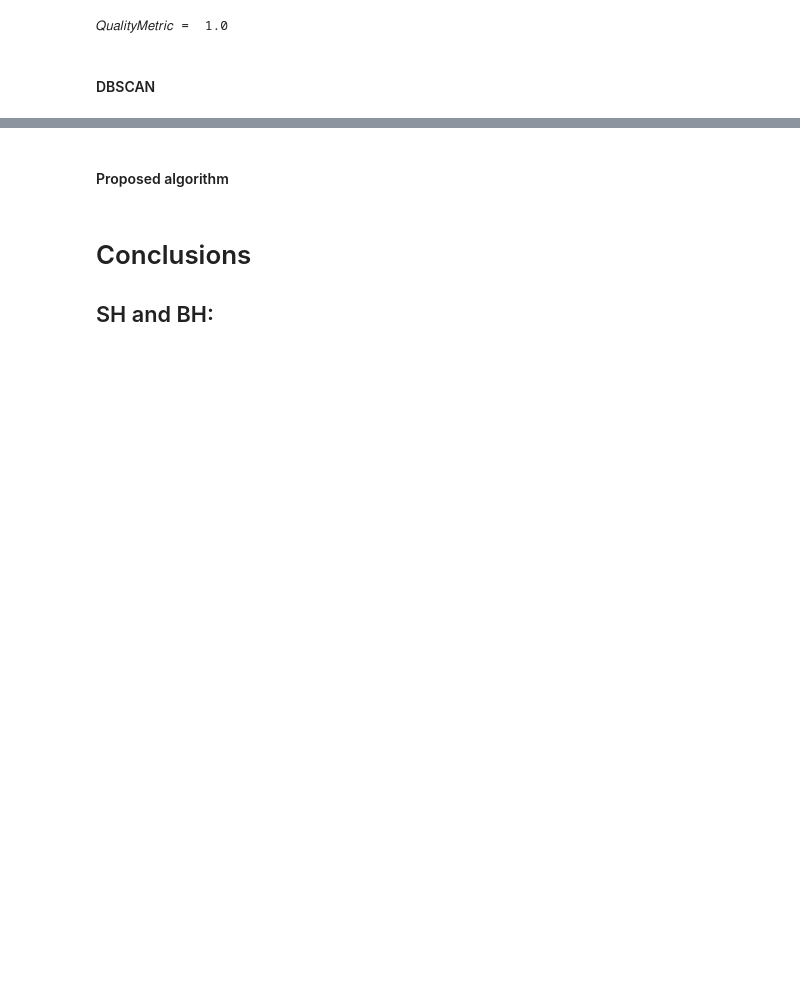
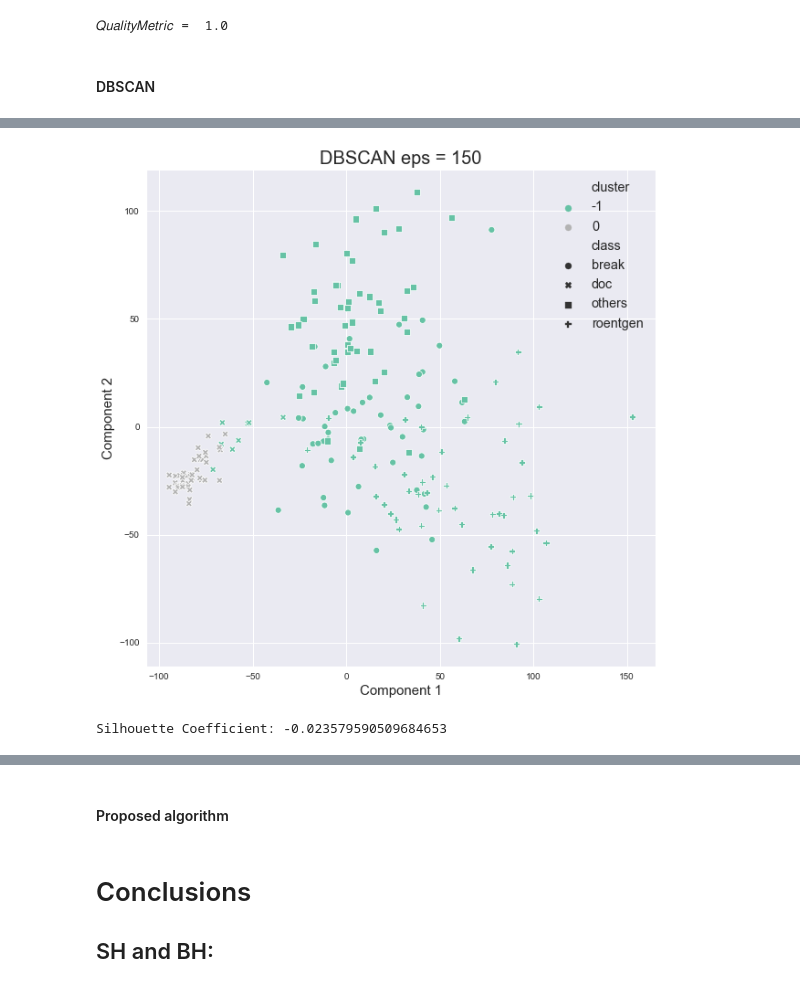
Before and after one commit to michaelwozniak/unsupervised-machine-learning-project-number-1, a Jupyter notebook: jupyter notebooks/paper_ul1_wozniak_wrzesinski.ipynb, the cells around one changed output, grey strips where cells are left out. Drawn from its saved outputs; the diff is of its cells as text; code cells hidden in the pictures; blank space fills up the shorter version.

```diff
--- a/jupyter notebooks/paper_ul1_wozniak_wrzesinski.ipynb
+++ b/jupyter notebooks/paper_ul1_wozniak_wrzesinski.ipynb
@@ -421,0 +458,8 @@ print("𝑄𝑢𝑎𝑙𝑖𝑡𝑦𝑀𝑒𝑡𝑟𝑖𝑐 = ",𝑄𝑢𝑎𝑙
+# %%
+dbscan2 = DBSCAN(eps=150, min_samples=3)
+clustering_plot(dbscan2,"DBSCAN eps = 150")
+sil = silhouette_score(df.iloc[:,:-1], dbscan2.fit_predict(df.iloc[:,:-1]), metric='euclidean')
+print("Silhouette Coefficient:",sil)
+# %% [output]
+[figure, added]
+Silhouette Coefficient: -0.023579590509684653
```
Also changed, not shown: parts of 30 cells of this notebook.
